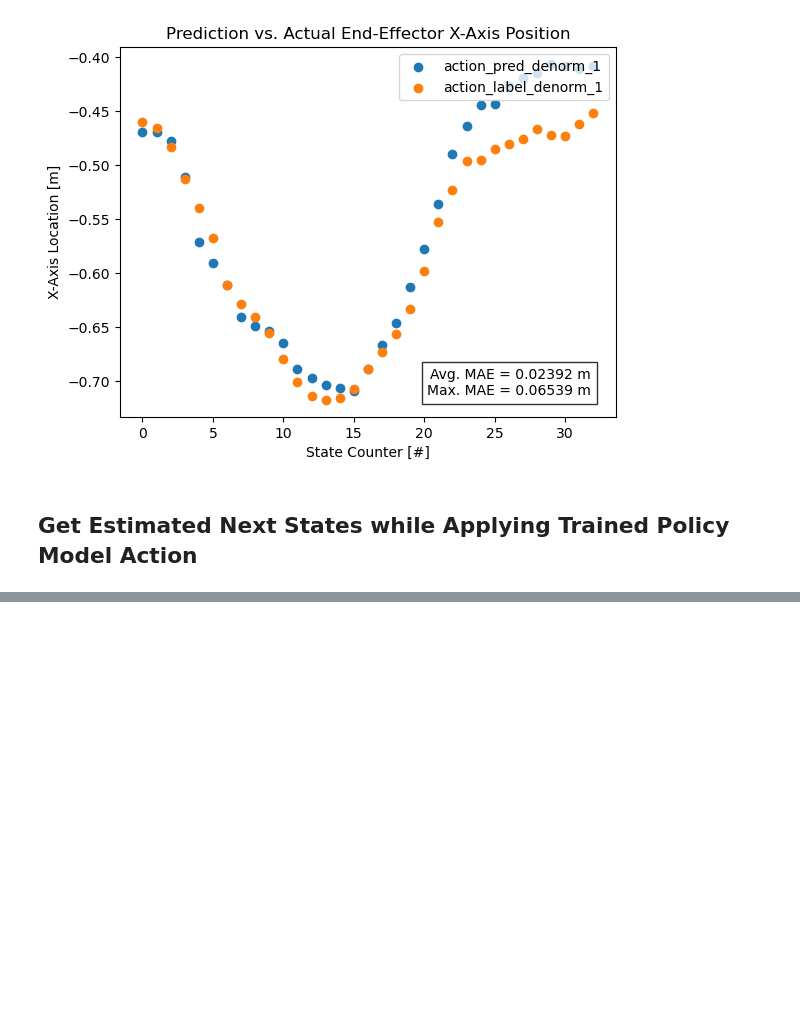
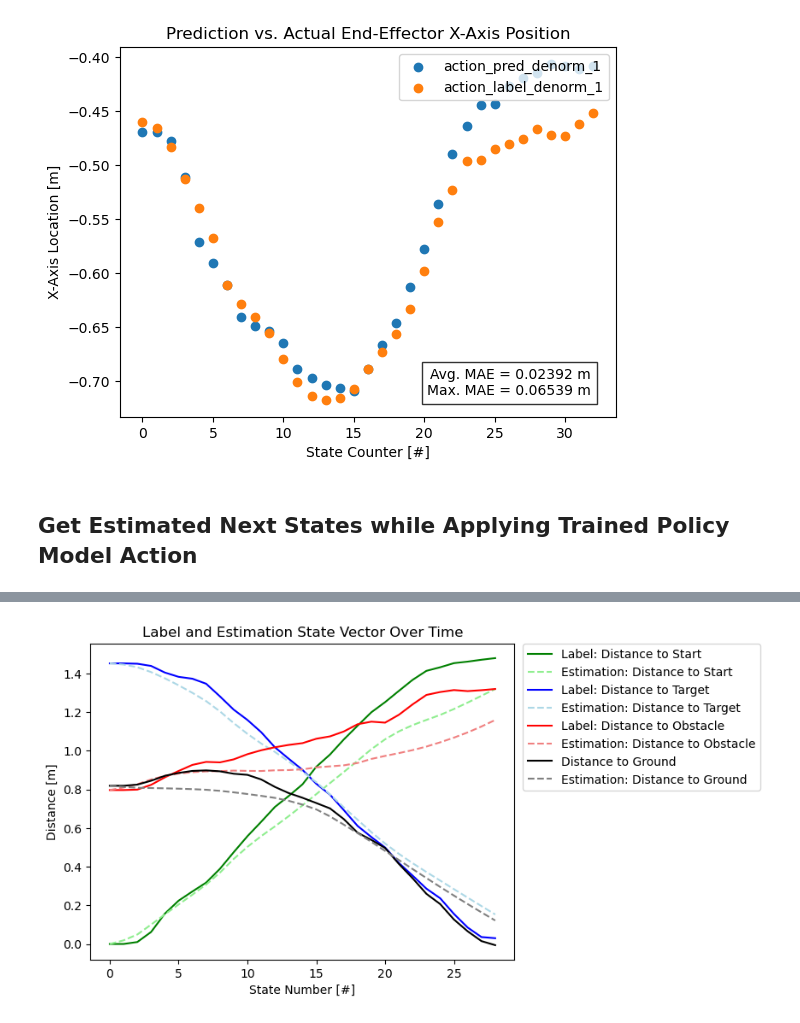
Before and after one commit to resuldagdanov/robot-learning-human-trust, a Jupyter notebook: src/analyses/evaluate_policy.ipynb, the cells around one changed output, grey strips where cells are left out. Cells and saved outputs as stored; diff of their text form; code cells hidden in the pictures; blank space fills up the shorter version.

Commit message:
plot function of state estimation vs. actual state vector

```diff
--- a/src/analyses/evaluate_policy.ipynb
+++ b/src/analyses/evaluate_policy.ipynb
@@ -320,0 +440,34 @@ plt_2D_plotting(df=trajectory_df,
+# %%
+fig = plt.figure()
+ax = fig.add_subplot(111)
+
+state_number_series = trajectory_df[constants.STATE_NUMBER_COLUMN]
+state_label_df = trajectory_df[[
+    constants.STATE_DENORMALIZED_LABEL_NAME + "_1",
+    constants.STATE_DENORMALIZED_LABEL_NAME + "_2",
+    constants.STATE_DENORMALIZED_LABEL_NAME + "_3",
+    constants.STATE_DENORMALIZED_LABEL_NAME + "_4"
+]]
+state_estim_df = trajectory_df[[
+    constants.STATE_ESTIMATION_DENORMALIZED_NAME + "_1",
+    constants.STATE_ESTIMATION_DENORMALIZED_NAME + "_2",
+    constants.STATE_ESTIMATION_DENORMALIZED_NAME + "_3",
+    constants.STATE_ESTIMATION_DENORMALIZED_NAME + "_4"
+]]
+
+plot_label_estim_state(axs=[ax],
+                       colors=["green", "blue", "red", "black", "lightgreen", "lightblue", "lightcoral", "gray"],
+                       state_number_series=state_number_series,
+                       label_data_df=state_label_df,
+                       estim_data_df=state_estim_df)
+
+ax.set_xlabel("State Number [#]")
+ax.set_ylabel("Distance [m]")
+ax.set_title("Label and Estimation State Vector Over Time")
+
+ax.legend(bbox_to_anchor=(1.02, 1),
+          loc="upper left", borderaxespad=0.0)
+
+plt.show()
+# %% [output]
+[figure, added]
```
Also changed, not shown: parts of 11 cells of this notebook.
